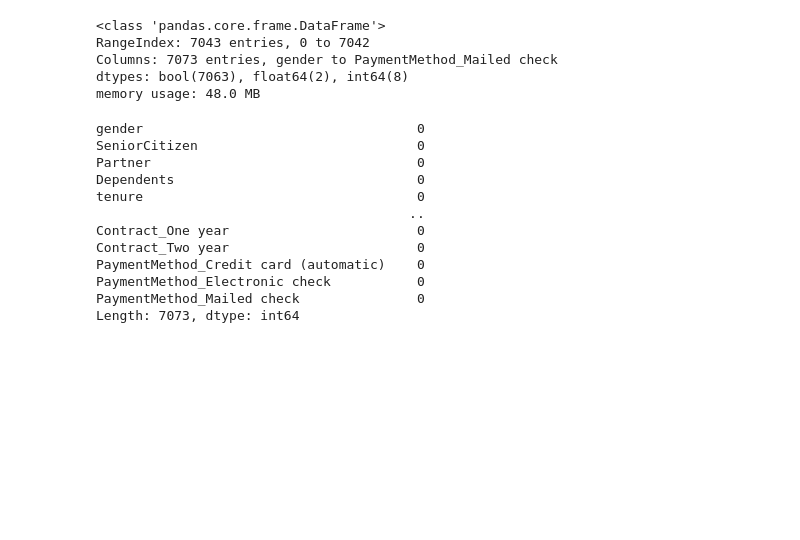
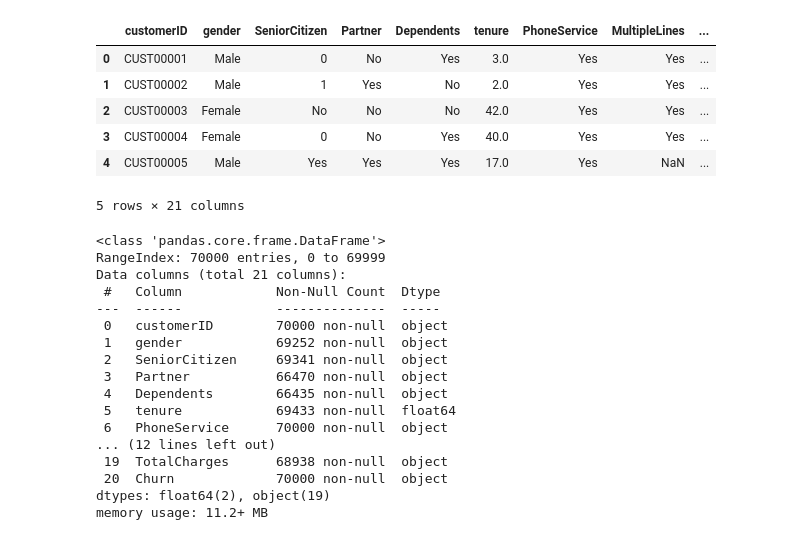
Before and after one commit to cepialabs/interns_ai_ml_assignments, a Jupyter notebook: week-1/day-3-assignment/day3assignment.ipynb, the cells around one changed output. Cells and saved outputs as stored; diff of their text form; code cells hidden in the pictures; blank space fills up the shorter version.

```diff
--- a/week-1/day-3-assignment/day3assignment.ipynb
+++ b/week-1/day-3-assignment/day3assignment.ipynb
@@ -137,21 +5,31 @@ df = df.drop(columns=['customerID'], errors='ignore')
-# %%
-df.info()
-df.isnull().sum()
-# %% [output]
-<class 'pandas.core.frame.DataFrame'>
-RangeIndex: 7043 entries, 0 to 7042
-Columns: 7073 entries, gender to PaymentMethod_Mailed check
-dtypes: bool(7063), float64(2), int64(8)
-memory usage: 48.0 MB
-gender                                   0
-SeniorCitizen                            0
-Partner                                  0
-Dependents                               0
-tenure                                   0
-                                        ..
-Contract_One year                        0
-Contract_Two year                        0
-PaymentMethod_Credit card (automatic)    0
-PaymentMethod_Electronic check           0
-PaymentMethod_Mailed check               0
-Length: 7073, dtype: int64
+# %%
+df = pd.read_csv("customer_churn.csv")
+df.head()
+# %% [output]
+|  | customerID | gender | SeniorCitizen | Partner | Dependents | tenure | PhoneService | MultipleLines | ... |
+| 0 | CUST00001 | Male | 0 | No | Yes | 3.0 | Yes | Yes | ... |
+| 1 | CUST00002 | Male | 1 | Yes | No | 2.0 | Yes | Yes | ... |
+| 2 | CUST00003 | Female | No | No | No | 42.0 | Yes | Yes | ... |
+| 3 | CUST00004 | Female | 0 | No | Yes | 40.0 | Yes | Yes | ... |
+| 4 | CUST00005 | Male | Yes | Yes | Yes | 17.0 | Yes | NaN | ... |
+5 rows × 21 columns
+# %%
+df.info()
+# %% [output]
+<class 'pandas.core.frame.DataFrame'>
+RangeIndex: 70000 entries, 0 to 69999
+Data columns (total 21 columns):
+ #   Column            Non-Null Count  Dtype
+---  ------            --------------  -----
+ 0   customerID        70000 non-null  object
+ 1   gender            69252 non-null  object
+ 2   SeniorCitizen     69341 non-null  object
+ 3   Partner           66470 non-null  object
+ 4   Dependents        66435 non-null  object
+ 5   tenure            69433 non-null  float64
+ 6   PhoneService      70000 non-null  object
+... (12 lines left out)
+ 19  TotalCharges      68938 non-null  object
+ 20  Churn             70000 non-null  object
+dtypes: float64(2), object(19)
+memory usage: 11.2+ MB
```
Also changed, not shown: parts of 33 cells of this notebook, 3 other files.
